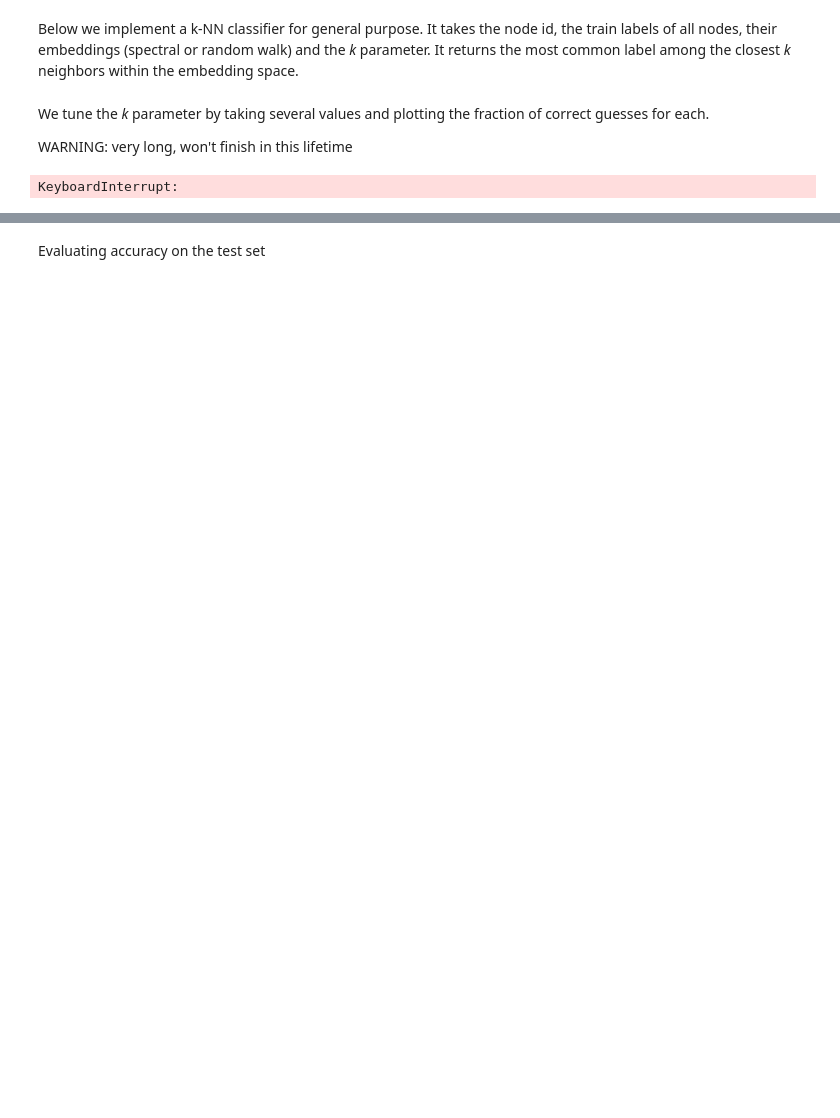
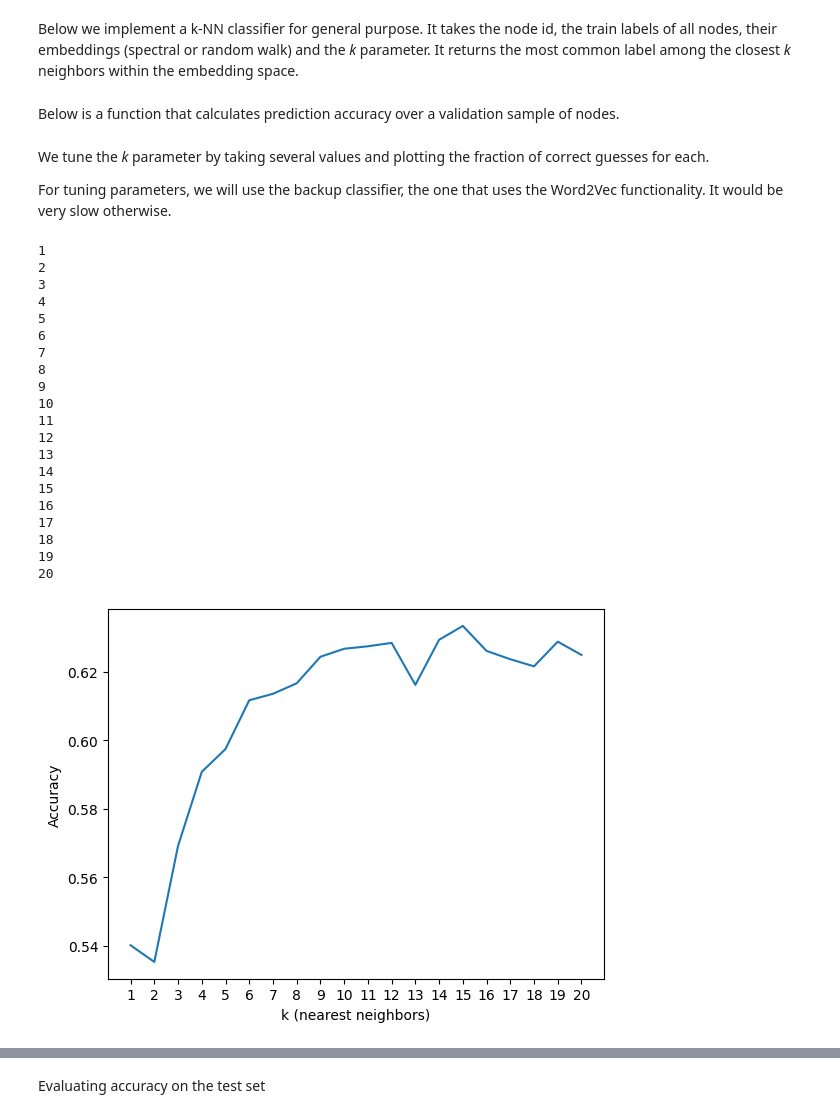
Before and after one commit to datchemguy/dm, a Jupyter notebook: dm2/pipeline.ipynb, the cells around one changed output, grey strips where cells are left out. Saved outputs shown, nothing was run; the diff lists cells and outputs as text; code cells hidden in the pictures; blank space fills up the shorter version.

Commit message:
some training

```diff
--- a/dm2/pipeline.ipynb
+++ b/dm2/pipeline.ipynb
@@ -217,3 +222,3 @@ We create a Word2Vec model and we train it using these random walks as sentences
 # %%
-model = Word2Vec(sentences=random_walk_list.tolist())
-#model.build_vocab(random_walk_embed.tolist()) # building vocab cancels training, dont do it
+model = Word2Vec(sentences=random_walk_list.tolist(), min_count=num_walks)
+random_walk_embed = w2v_to_numpy(model)
@@ -265,7 +268,9 @@ Below we implement a k-NN classifier for general purpose. It takes the node id,
 # %%
 import heapq
 
-def k_nearest_neighbors(node_id: int, train_data: np.ndarray[str], embed: np.ndarray[float], k: int) -> str:
+def k_nearest_neighbors(node_id: int, train_data: np.ndarray[str], embed: np.ndarray[float] | KeyedVectors, k: int) -> str:
+    if type(embed) is KeyedVectors:
+        return k_nearest_neighbors_wv(node_id, train_data, embed, k)
     dists: list[(float, int)] = [(similarity(i, node_id, embed), i) for i in range(k)]
     heapq.heapify(dists)
     for i in range(k, train_data.shape[0]):
@@ -285,27 +290,53 @@ def k_nearest_neighbors(node_id: int, train_data: np.ndarray[str], embed: np.nda
             label = l
         counts[l] = c
     return label
+# %% [markdown]
+Below is a function that calculates prediction accuracy over a validation sample of nodes.
+# %%
+def accuracy(sample: np.ndarray[int], train_data: np.ndarray[str], embed: np.ndarray[float] | KeyedVectors, k: int) -> float:
+    correct = 0
+    for node_id in sample:
+        if k_nearest_neighbors(node_id, train_data, embed, k) == train_data[node_id]:
+            correct += 1
+    return correct / sample.shape[0]
 # %% [markdown]
 We tune the _k_ parameter by taking several values and plotting the fraction of correct guesses for each.
 
-WARNING: very long, won't finish in this lifetime
+For tuning parameters, we will use the backup classifier, the one that uses the Word2Vec functionality. It would be very slow otherwise.
 # %%
+# chosen_embed = spectral_embed # too slow
+chosen_embed = model.wv # backup
 k_list = list(range(1, 21))
 accuracies = []
 validation_size = int(0.4 * num_nodes) # percentage of train set that we use as validation set
 for k in k_list:
     validation_nodes = np.random.choice(range(num_nodes), size=validation_size)
-    correct = 0
-    for node in validation_nodes:
-        guessed_label = k_nearest_neighbors(node, train_labels, spectral_embed, k)
-        if guessed_label == train_labels[node]:
-            correct += 1
-    accuracies.append(correct / validation_size)
+    accuracies.append(accuracy(validation_nodes, train_labels, chosen_embed, k))
     print(k) # progress bar
 plt.xticks(k_list)
 plt.xlabel('k (nearest neighbors)')
 plt.ylabel('Accuracy')
 plt.plot(k_list, accuracies)
 plt.show()
 # %% [output]
-KeyboardInterrupt:
+1
+2
+3
+4
+5
+6
+7
+8
+9
+10
+11
+12
+13
+14
+15
+16
+17
+18
+19
+20
+[figure, added]
```
Also changed, not shown: parts of 21 cells of this notebook.
